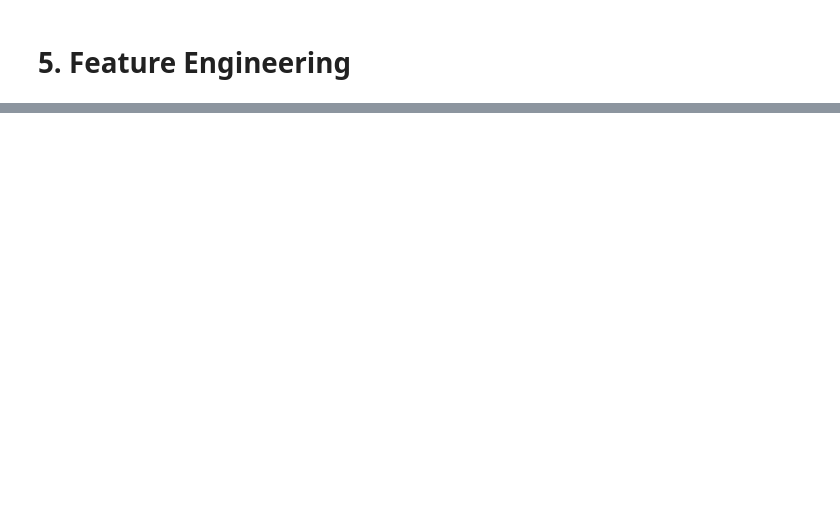
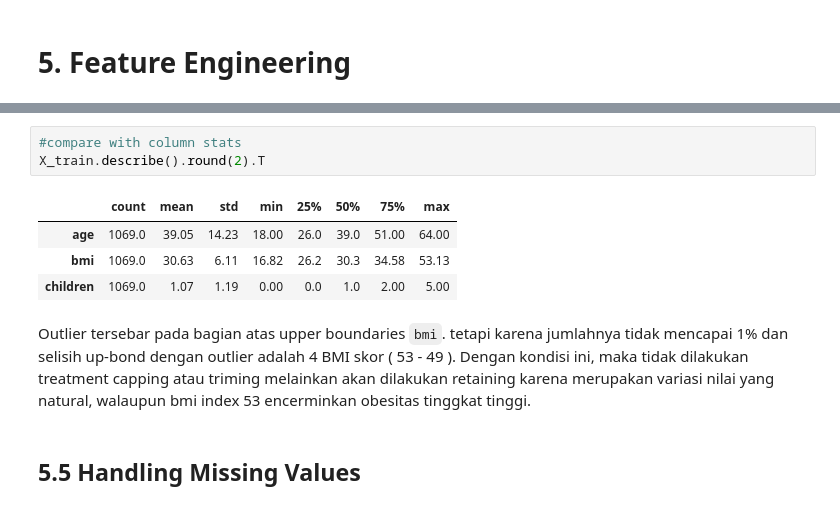
Before and after one commit to Ediashta-Narendra/Insurance-Premium-Prediction, a Jupyter notebook: h8dsft_ngc_ml_w1.ipynb, the cells around one changed output, grey strips where cells are left out. Cells and saved outputs as stored; diff of their text form; blank space fills up the shorter version.

```diff
--- a/h8dsft_ngc_ml_w1.ipynb
+++ b/h8dsft_ngc_ml_w1.ipynb
@@ -243,0 +431,12 @@ plt.show()
+# %%
+#compare with column stats
+X_train.describe().round(2).T
+# %% [output]
+|  | count | mean | std | min | 25% | 50% | 75% | max |
+| age | 1069.0 | 39.05 | 14.23 | 18.00 | 26.0 | 39.0 | 51.00 | 64.00 |
+| bmi | 1069.0 | 30.63 | 6.11 | 16.82 | 26.2 | 30.3 | 34.58 | 53.13 |
+| children | 1069.0 | 1.07 | 1.19 | 0.00 | 0.0 | 1.0 | 2.00 | 5.00 |
+# %% [markdown]
+Outlier tersebar pada bagian atas upper boundaries `bmi`. tetapi karena jumlahnya tidak mencapai 1% dan selisih up-bond dengan outlier adalah 4 BMI skor ( 53 - 49 ). Dengan kondisi ini, maka tidak dilakukan treatment capping atau triming melainkan akan dilakukan retaining karena merupakan variasi nilai yang natural, walaupun bmi index 53 encerminkan obesitas tinggkat tinggi.
+# %% [markdown]
+## 5.5 Handling Missing Values
```
Also changed, not shown: parts of 72 cells of this notebook, 7 other files.
